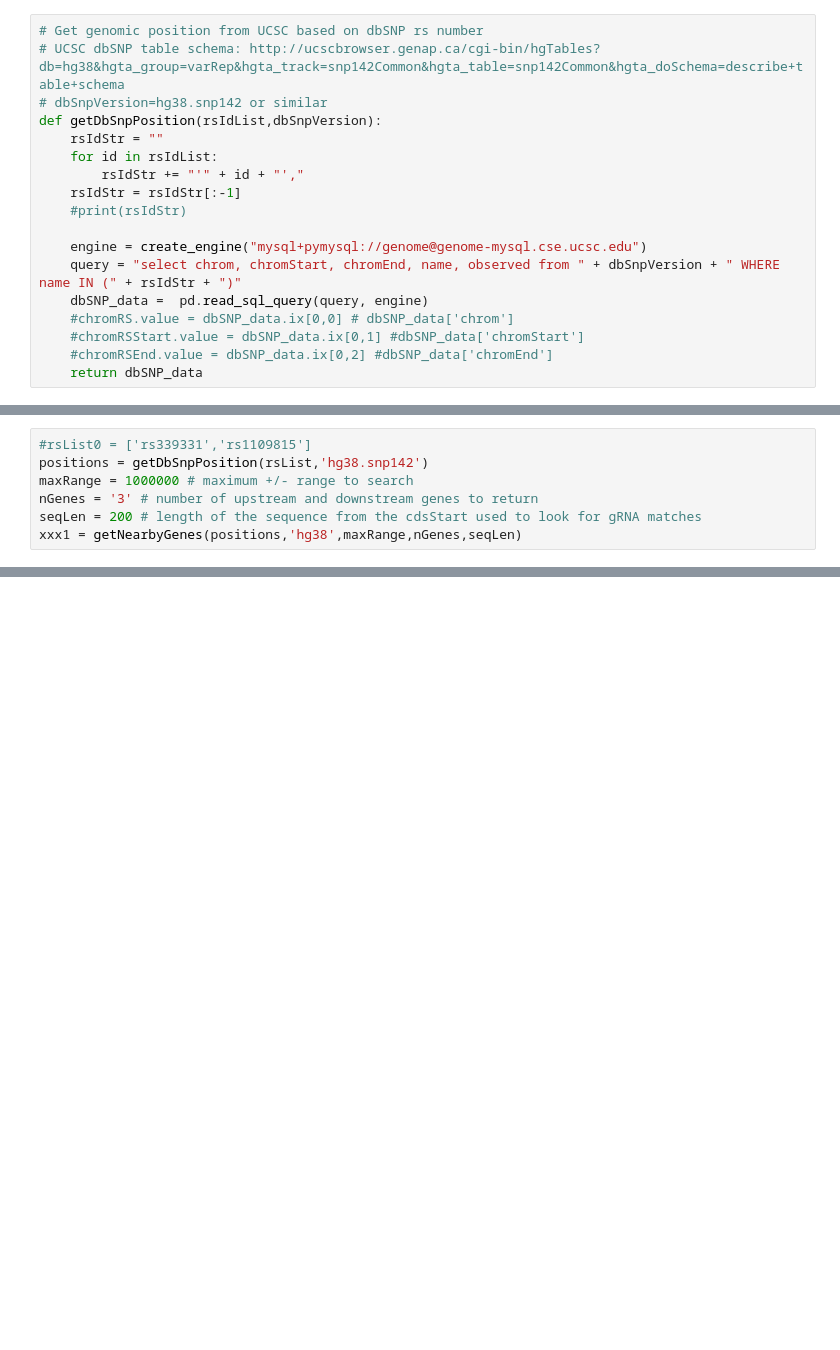
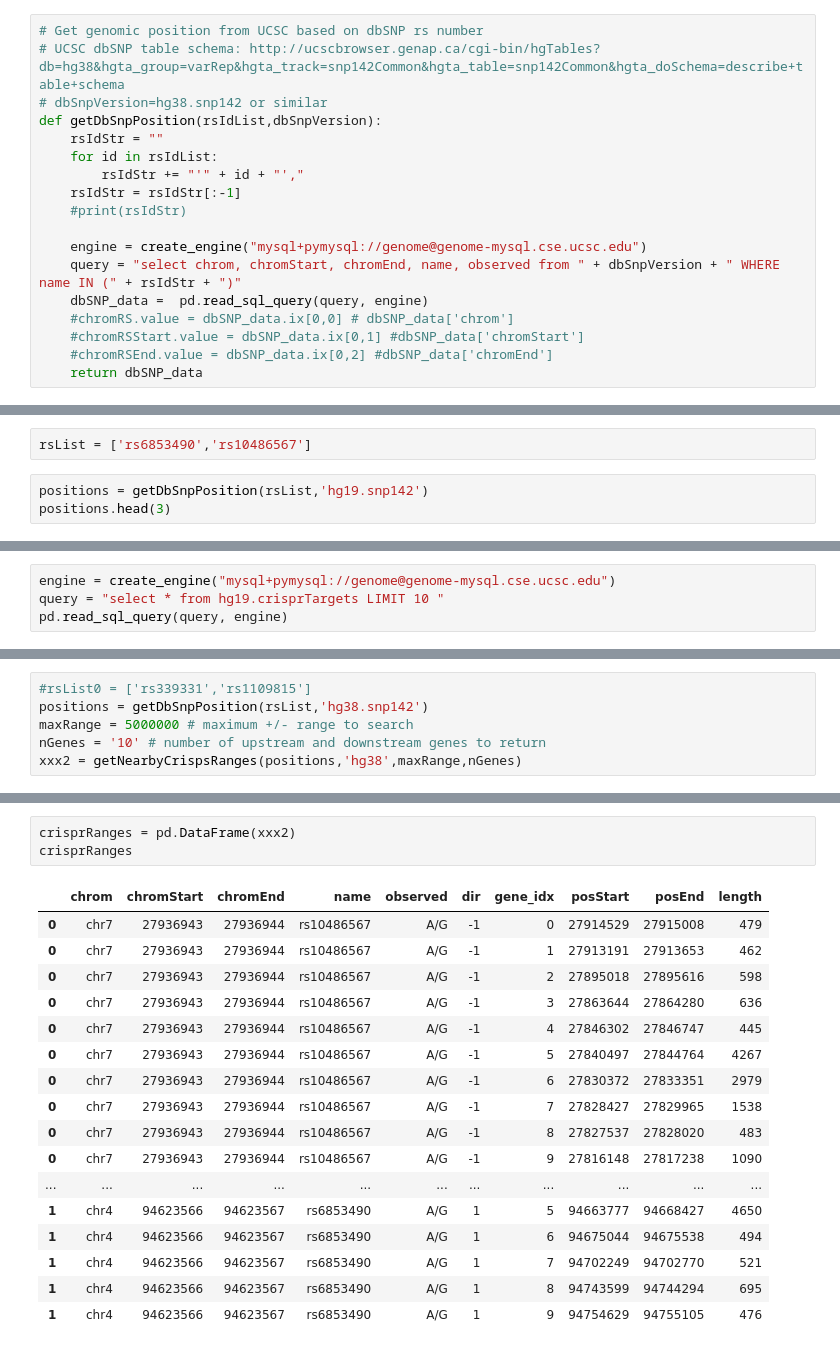
Before and after one commit to icsabai/gRNAdesign, a Jupyter notebook: gRNAdesign_nearbyGenes.ipynb, the cells around one changed output, grey strips where cells are left out. Drawn from its saved outputs; the diff is of its cells as text; blank space fills up the shorter version.

Commit message:
gRNAdesign_nearbyGenes version 0

```diff
--- a/gRNAdesign_nearbyGenes.ipynb
+++ b/gRNAdesign_nearbyGenes.ipynb
@@ -320,0 +115,5 @@ select * from hg38.knownGene WHERE chrom='chr1' AND txStart BETWEEN 153936791 AN
+# %%
+rsList = ['rs6853490','rs10486567']
+# %%
+positions = getDbSnpPosition(rsList,'hg19.snp142')
+positions.head(3)
@@ -320,0 +126,4 @@ select * from hg38.knownGene WHERE chrom='chr1' AND txStart BETWEEN 153936791 AN
+# %%
+engine = create_engine("mysql+pymysql://genome@genome-mysql.cse.ucsc.edu")
+query = "select * from hg19.crisprTargets LIMIT 10 "
+pd.read_sql_query(query, engine)
@@ -387,7 +208,6 @@ str(dbSNPname.value)
 # %%
 #rsList0 = ['rs339331','rs1109815']
 positions = getDbSnpPosition(rsList,'hg38.snp142')
-maxRange = 1000000 # maximum +/- range to search
-nGenes = '3' # number of upstream and downstream genes to return
-seqLen = 200 # length of the sequence from the cdsStart used to look for gRNA matches
-xxx1 = getNearbyGenes(positions,'hg38',maxRange,nGenes,seqLen)
+maxRange = 5000000 # maximum +/- range to search
+nGenes = '10' # number of upstream and downstream genes to return
+xxx2 = getNearbyCrispsRanges(positions,'hg38',maxRange,nGenes)
@@ -473,0 +214,21 @@ def getNearbyGenes(positions,genomeVersion):
+# %%
+crisprRanges = pd.DataFrame(xxx2)
+crisprRanges
+# %% [output]
+|  | chrom | chromStart | chromEnd | name | observed | dir | gene_idx | posStart | posEnd | length |
+| 0 | chr7 | 27936943 | 27936944 | rs10486567 | A/G | -1 | 0 | 27914529 | 27915008 | 479 |
+| 0 | chr7 | 27936943 | 27936944 | rs10486567 | A/G | -1 | 1 | 27913191 | 27913653 | 462 |
+| 0 | chr7 | 27936943 | 27936944 | rs10486567 | A/G | -1 | 2 | 27895018 | 27895616 | 598 |
+| 0 | chr7 | 27936943 | 27936944 | rs10486567 | A/G | -1 | 3 | 27863644 | 27864280 | 636 |
+| 0 | chr7 | 27936943 | 27936944 | rs10486567 | A/G | -1 | 4 | 27846302 | 27846747 | 445 |
+| 0 | chr7 | 27936943 | 27936944 | rs10486567 | A/G | -1 | 5 | 27840497 | 27844764 | 4267 |
+| 0 | chr7 | 27936943 | 27936944 | rs10486567 | A/G | -1 | 6 | 27830372 | 27833351 | 2979 |
+| 0 | chr7 | 27936943 | 27936944 | rs10486567 | A/G | -1 | 7 | 27828427 | 27829965 | 1538 |
+| 0 | chr7 | 27936943 | 27936944 | rs10486567 | A/G | -1 | 8 | 27827537 | 27828020 | 483 |
+| 0 | chr7 | 27936943 | 27936944 | rs10486567 | A/G | -1 | 9 | 27816148 | 27817238 | 1090 |
+| ... | ... | ... | ... | ... | ... | ... | ... | ... | ... | ... |
+| 1 | chr4 | 94623566 | 94623567 | rs6853490 | A/G | 1 | 5 | 94663777 | 94668427 | 4650 |
+| 1 | chr4 | 94623566 | 94623567 | rs6853490 | A/G | 1 | 6 | 94675044 | 94675538 | 494 |
+| 1 | chr4 | 94623566 | 94623567 | rs6853490 | A/G | 1 | 7 | 94702249 | 94702770 | 521 |
+| 1 | chr4 | 94623566 | 94623567 | rs6853490 | A/G | 1 | 8 | 94743599 | 94744294 | 695 |
+| 1 | chr4 | 94623566 | 94623567 | rs6853490 | A/G | 1 | 9 | 94754629 | 94755105 | 476 |
```
Also changed, not shown: parts of 31 cells of this notebook.
